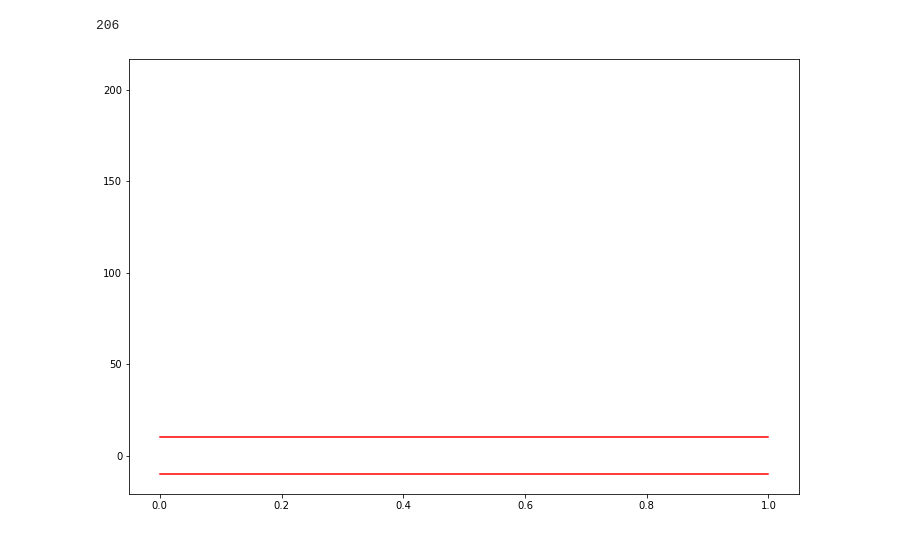
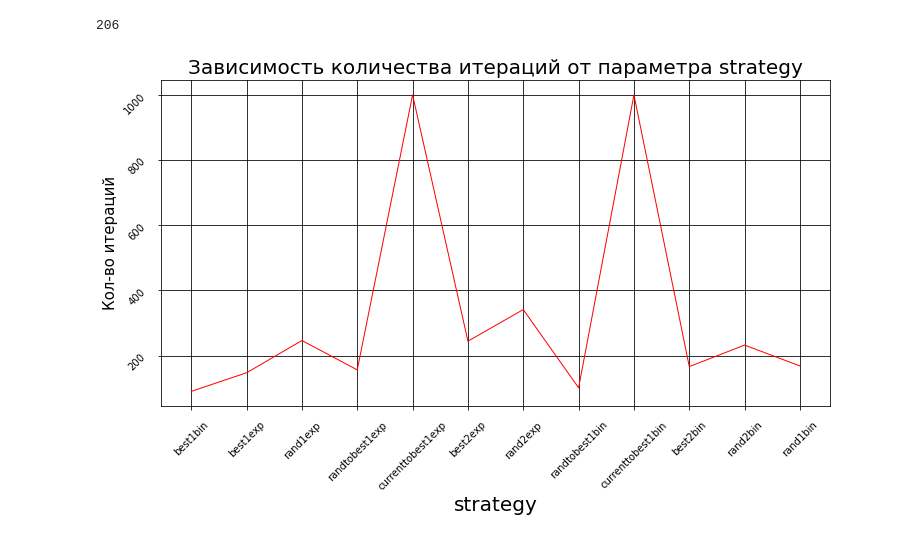
Before and after one commit to Yaroslavk93/Data-science, a Jupyter notebook: Mathematic/Advanced optimization.ipynb, the cells around one changed output. Saved outputs shown, nothing was run; the diff lists cells and outputs as text; code cells hidden in the pictures.

```diff
--- a/Mathematic/Advanced optimization.ipynb
+++ b/Mathematic/Advanced optimization.ipynb
@@ -33,10 +33,24 @@ result
 result.nit
 # %% [output]
 206
-# %%
-plt.figure(figsize=(12, 8))
-plt.plot(result.nit, color='blue')
-plt.plot(bounds, color='red')
-plt.show()
-# %% [output]
-[figure, removed]
+# %%
+res  =  []
+param  =  []
+for i in ['best1bin', 'best1exp', 'rand1exp', 'randtobest1exp', 'currenttobest1exp', 'best2exp','rand2exp','randtobest1bin', 'currenttobest1bin', 'best2bin', 'rand2bin', 'rand1bin']:
+    res.append(differential_evolution(ackley,  bounds,  strategy=i,  seed=42 )['nit'])
+    param.append(i)
+
+fig, ax = plt.subplots()
+ax.plot(param,  res, color = 'r', linewidth = 1)
+ax.grid(which='major', color = 'k')
+ax.tick_params(axis = 'both', pad = 10, labelsize = 10, labelrotation = 45)
+
+fig.set_figwidth(12)
+fig.set_figheight(6)
+
+plt.title('Зависимость количества итераций от параметра strategy', size=20)
+plt.ylabel('Кол-во итераций', size = 15)
+plt.xlabel('strategy', size = 20)
+plt.show()
+# %% [output]
+[figure, added]
```
Also changed, not shown: parts of 7 cells of this notebook.
